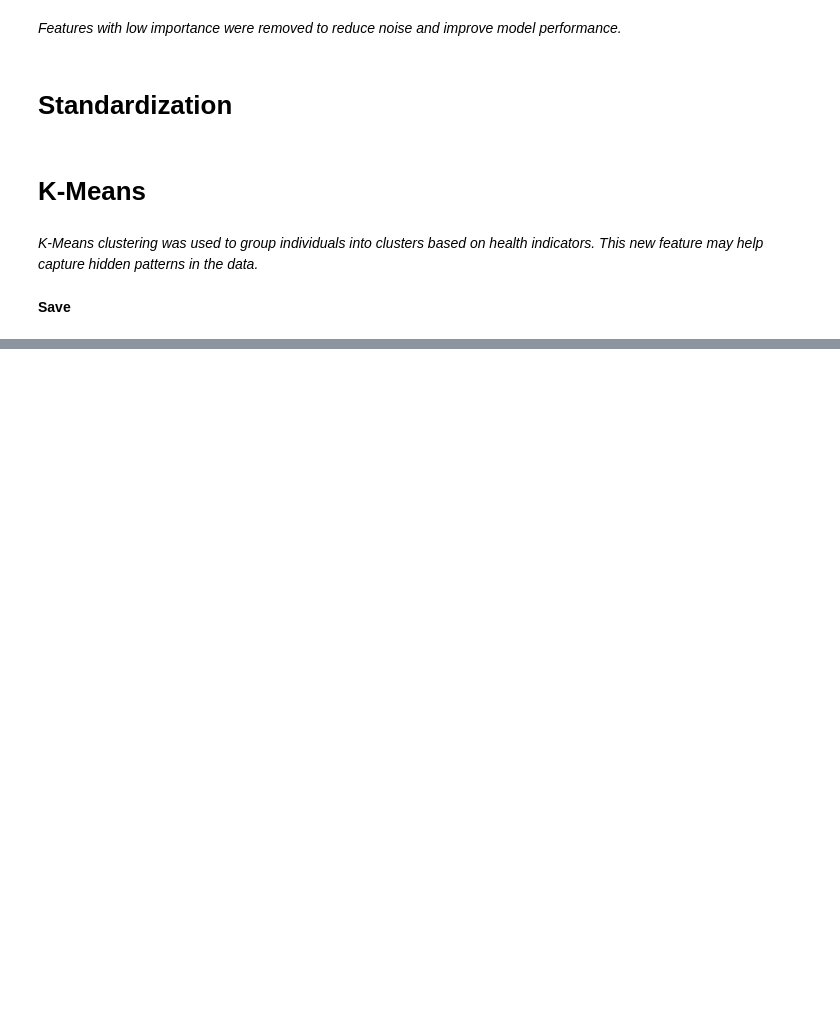
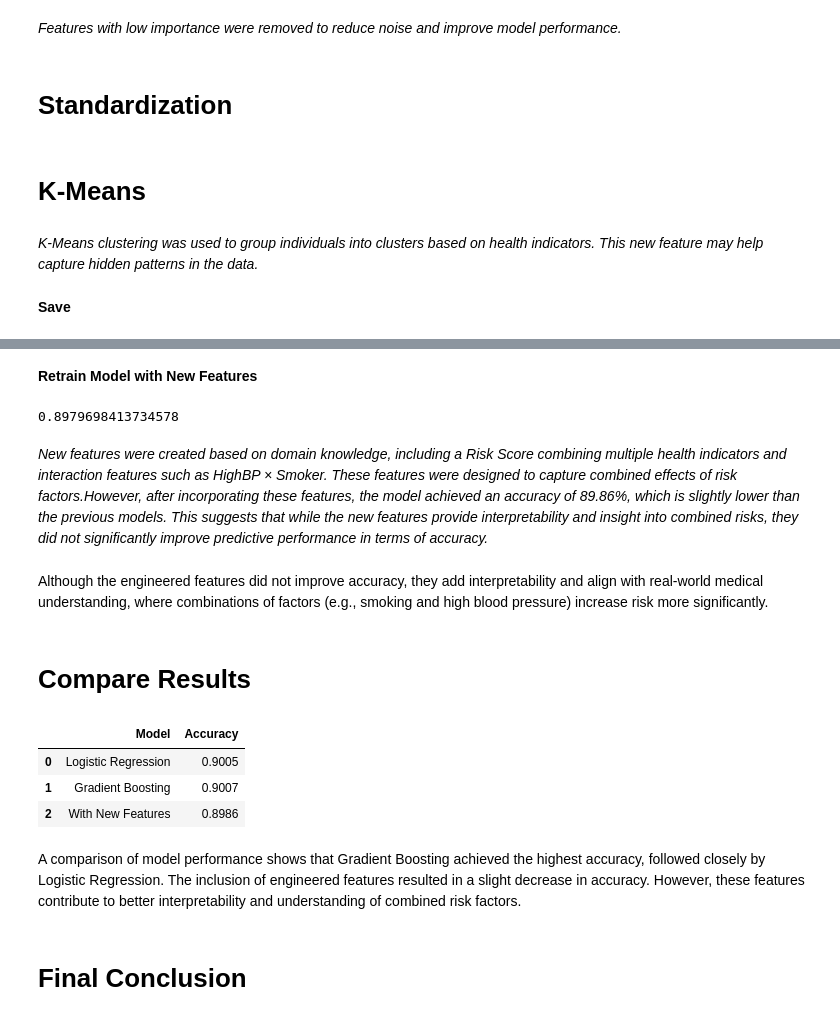
Before and after one commit to sheikh-abubakar/Heart-Disease-Indicator, a Jupyter notebook: heart-disease-indicators-ml-project.ipynb, the cells around one changed output, grey strips where cells are left out. Saved outputs shown, nothing was run; the diff lists cells and outputs as text; code cells hidden in the pictures; blank space fills up the shorter version.

Commit message:
Kaggle Notebook | Heart Disease Indicators -  ML Project | Version 14

```diff
--- a/heart-disease-indicators-ml-project.ipynb
+++ b/heart-disease-indicators-ml-project.ipynb
@@ -400,0 +505,39 @@ df.to_csv("final_feature_engineered_dataset.csv", index=False)
+# %% [markdown]
+**Retrain Model with New Features**
+# %%
+X = df.drop("HeartDiseaseorAttack", axis=1)
+y = df["HeartDiseaseorAttack"]
+
+X_train, X_test, y_train, y_test = train_test_split(X, y, test_size=0.2)
+
+gb.fit(X_train, y_train)
+y_pred_new = gb.predict(X_test)
+
+accuracy_score(y_test, y_pred_new)
+# %% [output]
+0.8979698413734578
+# %% [markdown]
+
+*New features were created based on domain knowledge, including a Risk Score combining multiple health indicators and interaction features such as HighBP × Smoker. These features were designed to capture combined effects of risk factors.However, after incorporating these features, the model achieved an accuracy of 89.86%, which is slightly lower than the previous models. This suggests that while the new features provide interpretability and insight into combined risks, they did not significantly improve predictive performance in terms of accuracy.*
+# %% [markdown]
+Although the engineered features did not improve accuracy, they add interpretability and align with real-world medical understanding, where combinations of factors (e.g., smoking and high blood pressure) increase risk more significantly.
+# %% [markdown]
+# Compare Results
+# %%
+import pandas as pd
+
+results = pd.DataFrame({
+    "Model": ["Logistic Regression", "Gradient Boosting", "With New Features"],
+    "Accuracy": [0.9005, 0.9007, 0.8986]
+})
+
+results
+# %% [output]
+|  | Model | Accuracy |
+| 0 | Logistic Regression | 0.9005 |
+| 1 | Gradient Boosting | 0.9007 |
+| 2 | With New Features | 0.8986 |
+# %% [markdown]
+A comparison of model performance shows that Gradient Boosting achieved the highest accuracy, followed closely by Logistic Regression. The inclusion of engineered features resulted in a slight decrease in accuracy. However, these features contribute to better interpretability and understanding of combined risk factors.
+# %% [markdown]
+# Final Conclusion
```
Also changed, not shown: parts of 27 cells of this notebook.
